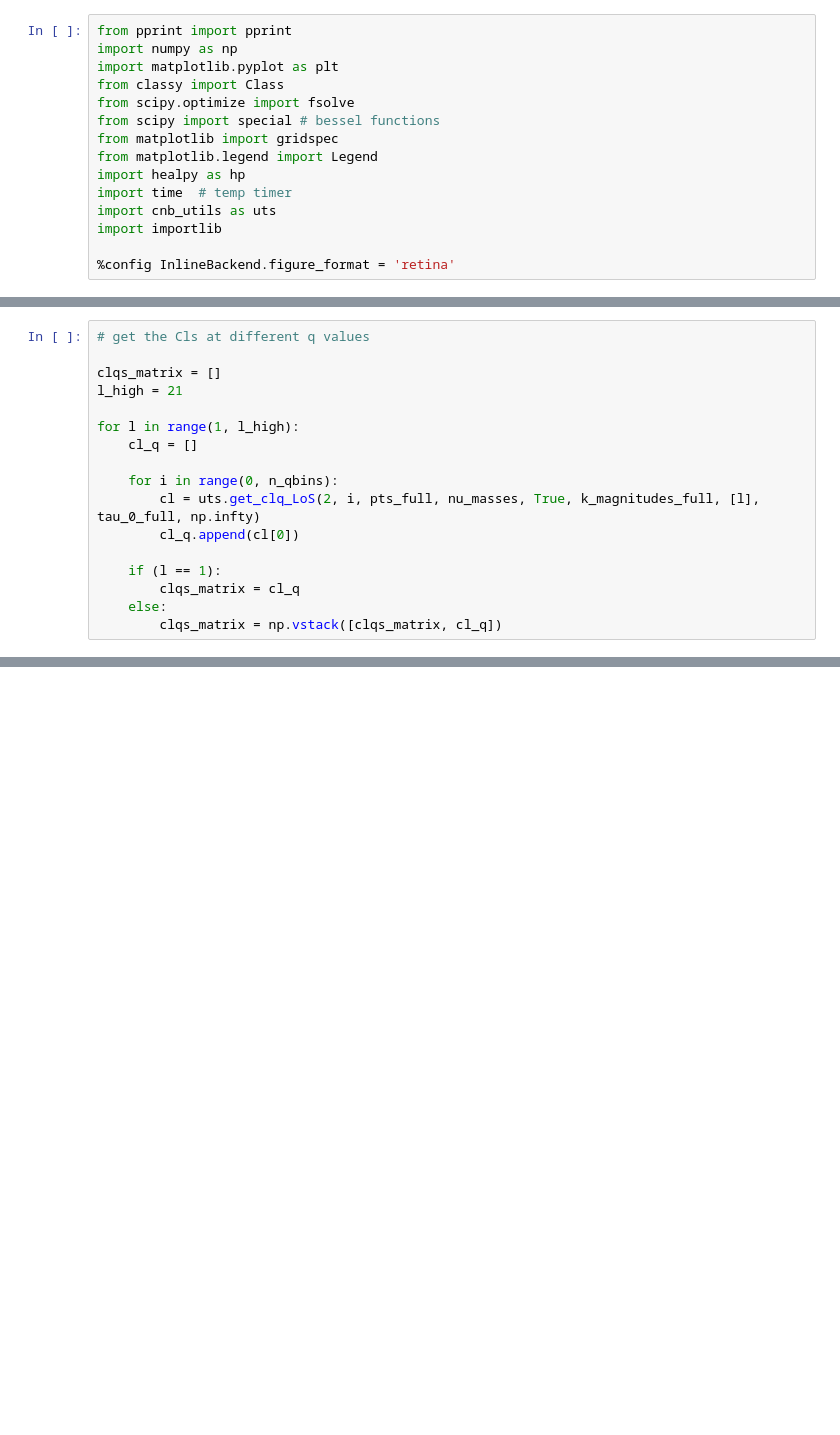
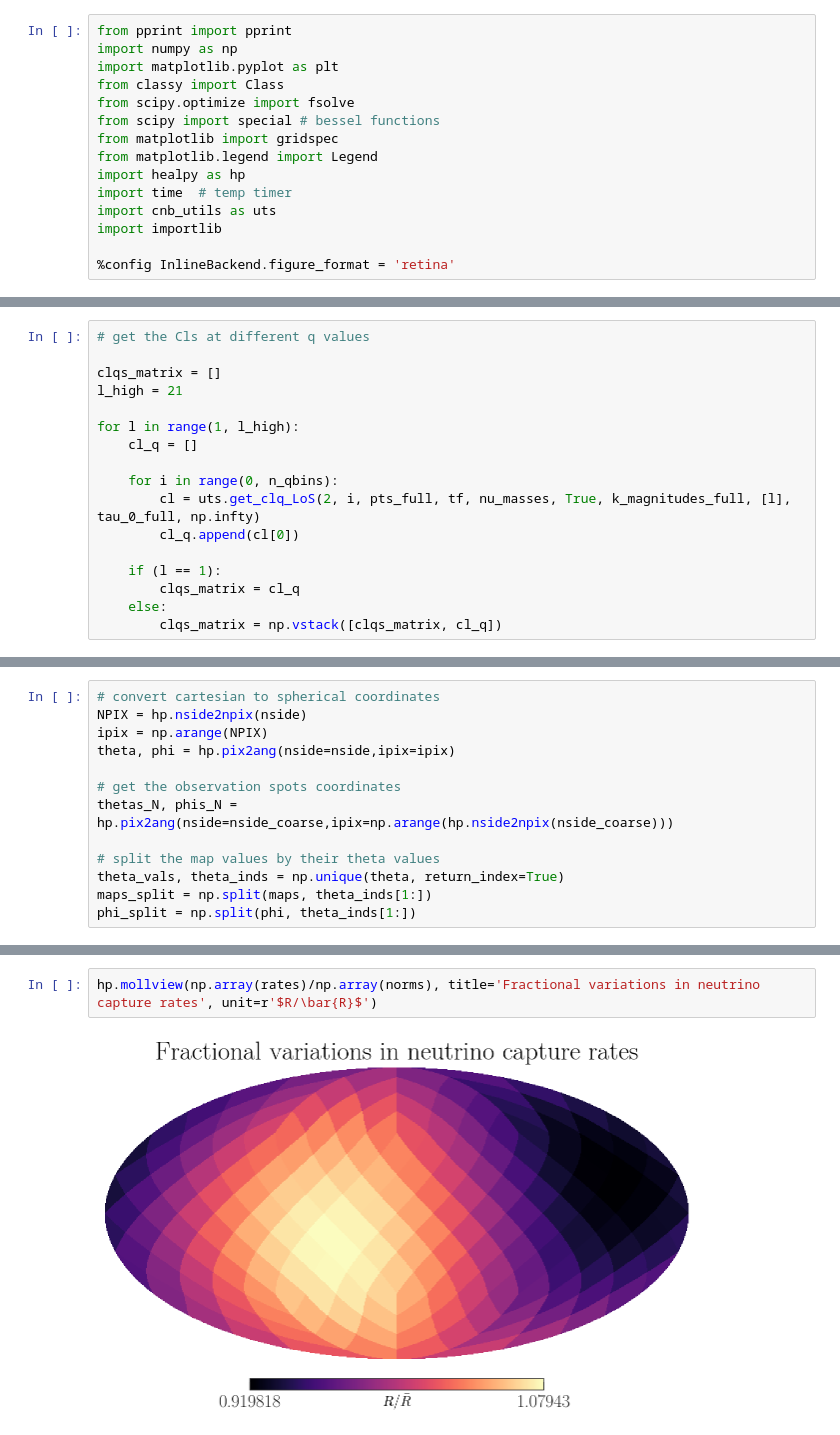
Before and after one commit to gemyxzhang/cnb-anisotropies, a Jupyter notebook: figures.ipynb, the cells around one changed output, grey strips where cells are left out. Saved outputs shown, nothing was run; the diff lists cells and outputs as text; blank space fills up the shorter version.

```diff
--- a/figures.ipynb
+++ b/figures.ipynb
@@ -320,7 +370,7 @@ for l in range(1, l_high):
     cl_q = []
 
     for i in range(0, n_qbins):
-        cl = uts.get_clq_LoS(2, i, pts_full, nu_masses, True, k_magnitudes_full, [l], tau_0_full, np.infty)
+        cl = uts.get_clq_LoS(2, i, pts_full, tf, nu_masses, True, k_magnitudes_full, [l], tau_0_full, np.infty)
         cl_q.append(cl[0])
 
     if (l == 1):
@@ -352,0 +415,13 @@ plt.legend()
+# %%
+# convert cartesian to spherical coordinates
+NPIX = hp.nside2npix(nside)
+ipix = np.arange(NPIX)
+theta, phi = hp.pix2ang(nside=nside,ipix=ipix)
+
+# get the observation spots coordinates
+thetas_N, phis_N = hp.pix2ang(nside=nside_coarse,ipix=np.arange(hp.nside2npix(nside_coarse)))
+
+# split the map values by their theta values
+theta_vals, theta_inds = np.unique(theta, return_index=True)
+maps_split = np.split(maps, theta_inds[1:])
+phi_split = np.split(phi, theta_inds[1:])
@@ -352,0 +484,4 @@ plt.legend()
+# %%
+hp.mollview(np.array(rates)/np.array(norms), title='Fractional variations in neutrino capture rates', unit=r'$R/\bar{R}$')
+# %% [output]
+[figure, added]
```
Also changed, not shown: parts of 19 cells of this notebook.
